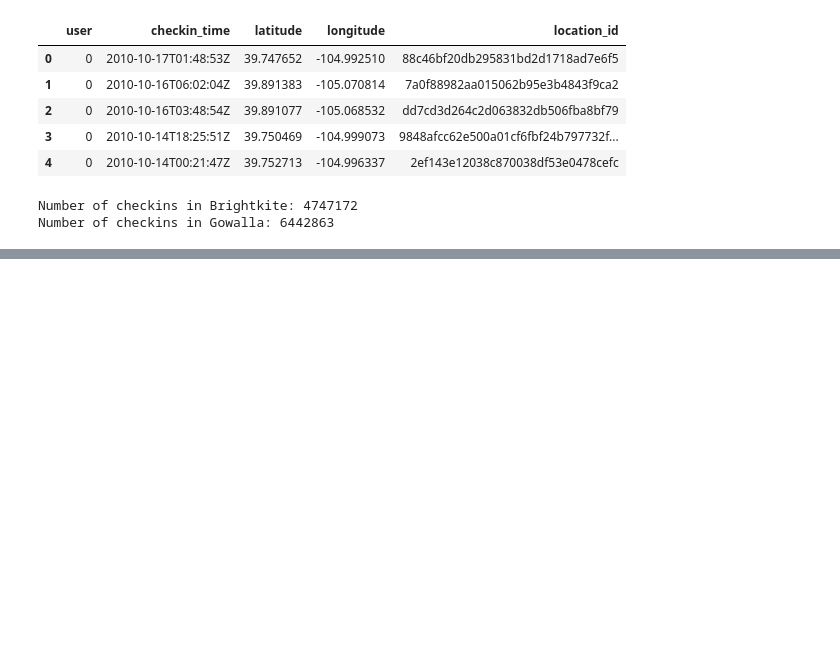
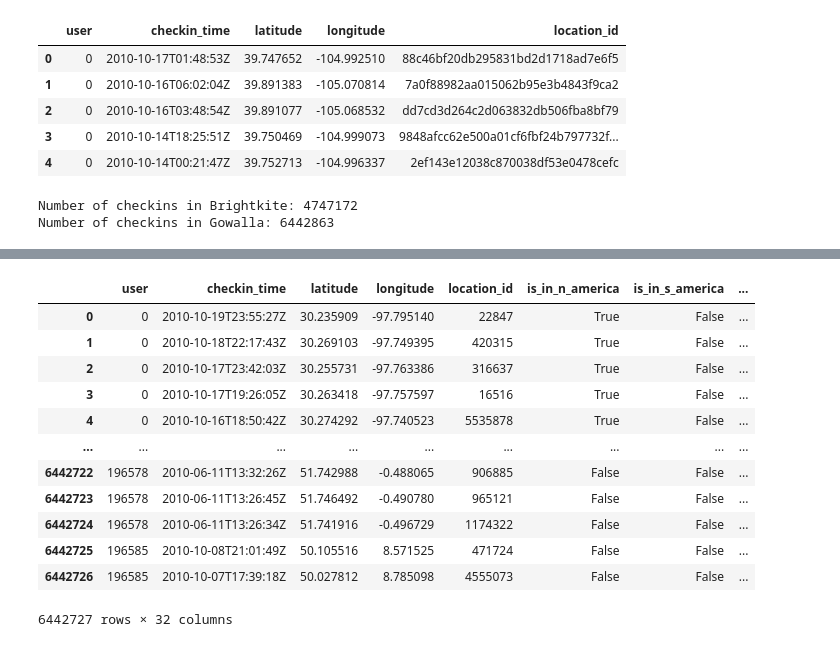
Before and after one commit to epfl-ada/ada-2020-project-milestone-p3-p3_bcd, a Jupyter notebook: Creative extension.ipynb, the cells around one changed output, grey strips where cells are left out. Saved outputs shown, nothing was run; the diff lists cells and outputs as text; code cells hidden in the pictures; blank space fills up the shorter version.

```diff
--- a/Creative extension.ipynb
+++ b/Creative extension.ipynb
@@ -305,0 +480,6 @@ b_checkins.to_csv(r'./data/b_checkins_with_continents.csv', compression='gzip')
+# %%
+homes_in_b['is_in_asia'] = homes_in_b.apply(lambda row: is_in_continent(row, n_america), axis=1)
+homes_in_g['is_in_asia'] = homes_in_g.apply(lambda row: is_in_continent(row, n_america), axis=1)
+
+
+#homes_in_b.head()
@@ -305,0 +504,6 @@ b_checkins.to_csv(r'./data/b_checkins_with_continents.csv', compression='gzip')
+# %%
+homes_in_b['is_in_oceania'] = homes_in_b.apply(lambda row: is_in_continent(row, n_america), axis=1)
+homes_in_g['is_in_oceania'] = homes_in_g.apply(lambda row: is_in_continent(row, n_america), axis=1)
+
+
+#homes_in_b.head()
@@ -305,0 +528,6 @@ b_checkins.to_csv(r'./data/b_checkins_with_continents.csv', compression='gzip')
+# %%
+homes_in_b['is_in_africa'] = homes_in_b.apply(lambda row: is_in_continent(row, n_america), axis=1)
+homes_in_g['is_in_africa'] = homes_in_g.apply(lambda row: is_in_continent(row, n_america), axis=1)
+
+
+#homes_in_b.head()
@@ -305,0 +552,12 @@ b_checkins.to_csv(r'./data/b_checkins_with_continents.csv', compression='gzip')
+# %%
+homes_in_b.rename(columns = {'latitude' : 'lat_home', 'longitude' : 'long_home',
+                             'is_in_n_america' : 'home_in_n_america','is_in_s_america' : 'home_in_s_america',
+                            'is_in_europe' : 'home_in_europe', 'is_in_asia' : 'home_in_asia',
+                            'is_in_africa' : 'home_in_africa', 'is_in_oceania' : 'home_in_oceania',
+                            'cell_coord' : 'cell_home'}, inplace = True)
+
+homes_in_g.rename(columns = {'latitude' : 'lat_home', 'longitude' : 'long_home',
+                             'is_in_n_america' : 'home_in_n_america','is_in_s_america' : 'home_in_s_america',
+                            'is_in_europe' : 'home_in_europe', 'is_in_asia' : 'home_in_asia',
+                            'is_in_africa' : 'home_in_africa', 'is_in_oceania' : 'home_in_oceania',
+                            'cell_coord' : 'cell_home'}, inplace = True)
@@ -305,0 +583,21 @@ b_checkins.to_csv(r'./data/b_checkins_with_continents.csv', compression='gzip')
+# %%
+b_checkins = pd.merge(b_checkins, homes_in_b, how = 'left', on = 'user')
+g_checkins = pd.merge(g_checkins, homes_in_g, how = 'left', on = 'user')
+
+
+
+g_checkins
+# %% [output]
+|  | user | checkin_time | latitude | longitude | location_id | is_in_n_america | is_in_s_america | ... |
+| 0 | 0 | 2010-10-19T23:55:27Z | 30.235909 | -97.795140 | 22847 | True | False | ... |
+| 1 | 0 | 2010-10-18T22:17:43Z | 30.269103 | -97.749395 | 420315 | True | False | ... |
+| 2 | 0 | 2010-10-17T23:42:03Z | 30.255731 | -97.763386 | 316637 | True | False | ... |
+| 3 | 0 | 2010-10-17T19:26:05Z | 30.263418 | -97.757597 | 16516 | True | False | ... |
+| 4 | 0 | 2010-10-16T18:50:42Z | 30.274292 | -97.740523 | 5535878 | True | False | ... |
+| ... | ... | ... | ... | ... | ... | ... | ... | ... |
+| 6442722 | 196578 | 2010-06-11T13:32:26Z | 51.742988 | -0.488065 | 906885 | False | False | ... |
+| 6442723 | 196578 | 2010-06-11T13:26:45Z | 51.746492 | -0.490780 | 965121 | False | False | ... |
+| 6442724 | 196578 | 2010-06-11T13:26:34Z | 51.741916 | -0.496729 | 1174322 | False | False | ... |
+| 6442725 | 196585 | 2010-10-08T21:01:49Z | 50.105516 | 8.571525 | 471724 | False | False | ... |
+| 6442726 | 196585 | 2010-10-07T17:39:18Z | 50.027812 | 8.785098 | 4555073 | False | False | ... |
+6442727 rows × 32 columns
```
Also changed, not shown: parts of 39 cells of this notebook.
